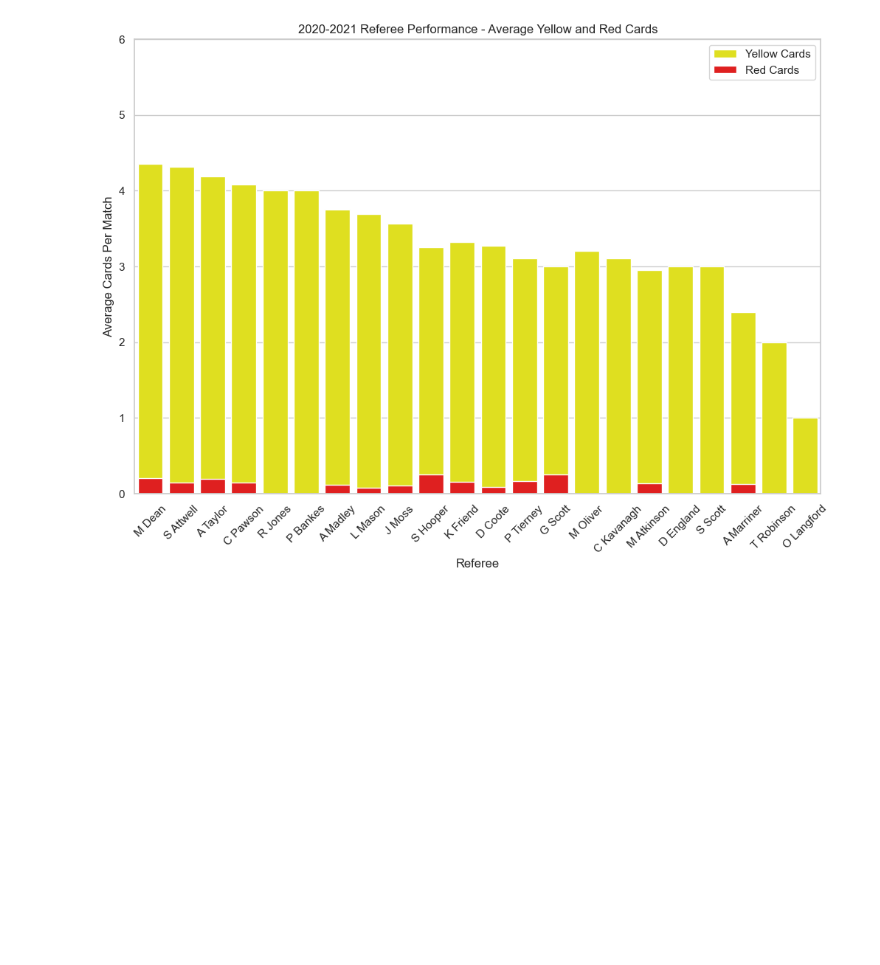
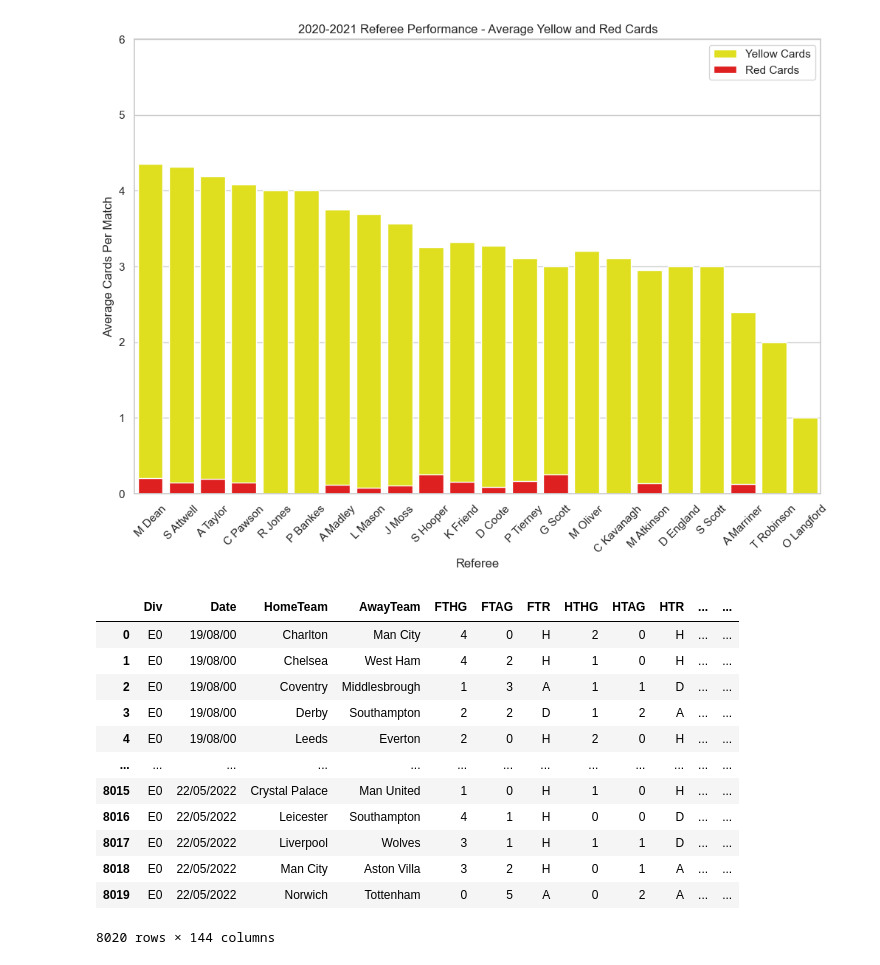
Before and after one commit to HenriRhodes/EPL_Analysis, a Jupyter notebook: EPL-notebook.ipynb, the cells around one changed output. Cells and saved outputs as stored; diff of their text form; code cells hidden in the pictures; blank space fills up the shorter version.

Commit message:
Created appended larger df

```diff
--- a/EPL-notebook.ipynb
+++ b/EPL-notebook.ipynb
@@ -216,3 +216,34 @@ plt.xticks(rotation=45)
 plt.show()
 # %% [output]
 [figure]
+# %%
+import os
+
+def concatenate_csv_files(directory_path):
+
+    # Get the list of CSV file directories using the first function
+    csv_files_list = [os.path.join(directory_path, file) for file in os.listdir(directory_path) if file.endswith('.csv')]
+
+    # Read and concatenate the CSV files using the second function
+    appended_csvs = pd.read_csv(csv_files_list[0])
+    for file_directory in csv_files_list[1:]:
+        df = pd.read_csv(file_directory)
+        appended_csvs = pd.concat([appended_csvs, df], ignore_index=True)
+
+    return appended_csvs
+
+concatenate_csv_files(r"C:\Users\henri\OneDrive\Documents\GitHub\Projects\EPL_Analysis\Season_Datasets")
+# %% [output]
+|  | Div | Date | HomeTeam | AwayTeam | FTHG | FTAG | FTR | HTHG | HTAG | HTR | ... | ... |
+| 0 | E0 | 19/08/00 | Charlton | Man City | 4 | 0 | H | 2 | 0 | H | ... | ... |
+| 1 | E0 | 19/08/00 | Chelsea | West Ham | 4 | 2 | H | 1 | 0 | H | ... | ... |
+| 2 | E0 | 19/08/00 | Coventry | Middlesbrough | 1 | 3 | A | 1 | 1 | D | ... | ... |
+| 3 | E0 | 19/08/00 | Derby | Southampton | 2 | 2 | D | 1 | 2 | A | ... | ... |
+| 4 | E0 | 19/08/00 | Leeds | Everton | 2 | 0 | H | 2 | 0 | H | ... | ... |
+| ... | ... | ... | ... | ... | ... | ... | ... | ... | ... | ... | ... | ... |
+| 8015 | E0 | 22/05/2022 | Crystal Palace | Man United | 1 | 0 | H | 1 | 0 | H | ... | ... |
+| 8016 | E0 | 22/05/2022 | Leicester | Southampton | 4 | 1 | H | 0 | 0 | D | ... | ... |
+| 8017 | E0 | 22/05/2022 | Liverpool | Wolves | 3 | 1 | H | 1 | 1 | D | ... | ... |
+| 8018 | E0 | 22/05/2022 | Man City | Aston Villa | 3 | 2 | H | 0 | 1 | A | ... | ... |
+| 8019 | E0 | 22/05/2022 | Norwich | Tottenham | 0 | 5 | A | 0 | 2 | A | ... | ... |
+8020 rows × 144 columns
```
Also changed, not shown: parts of 1 cell of this notebook, 22 other files.
